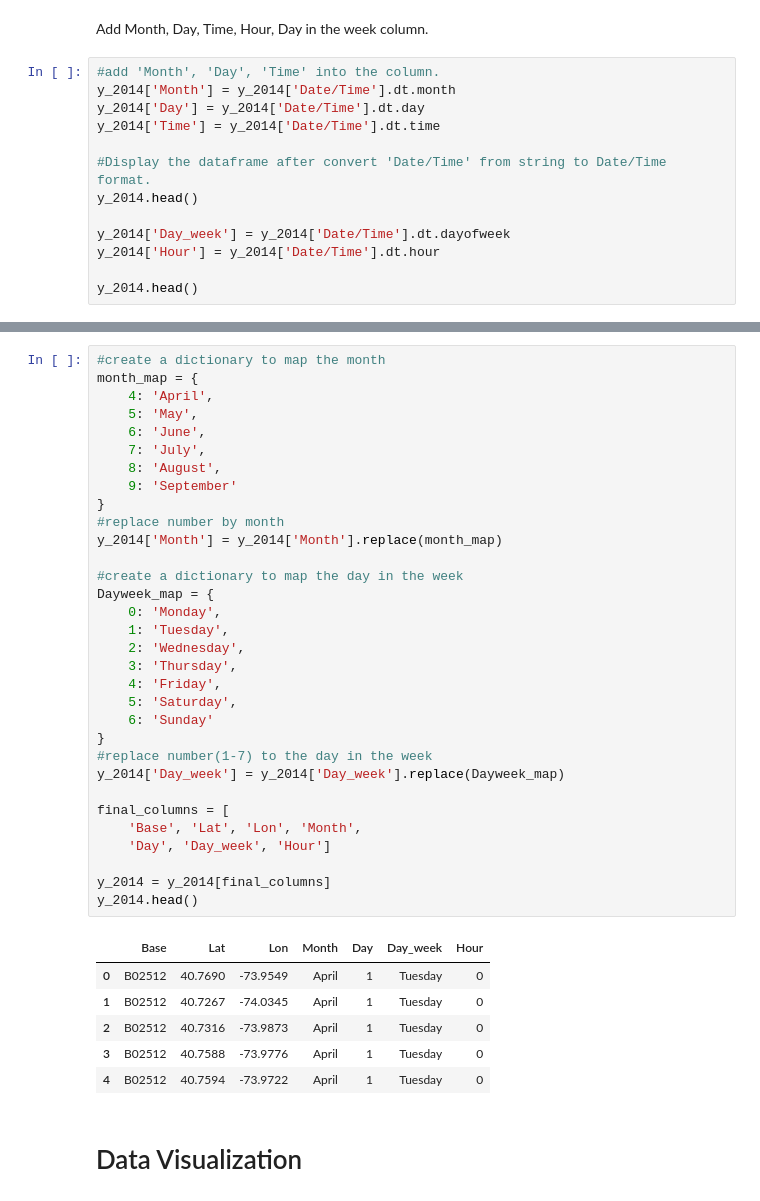
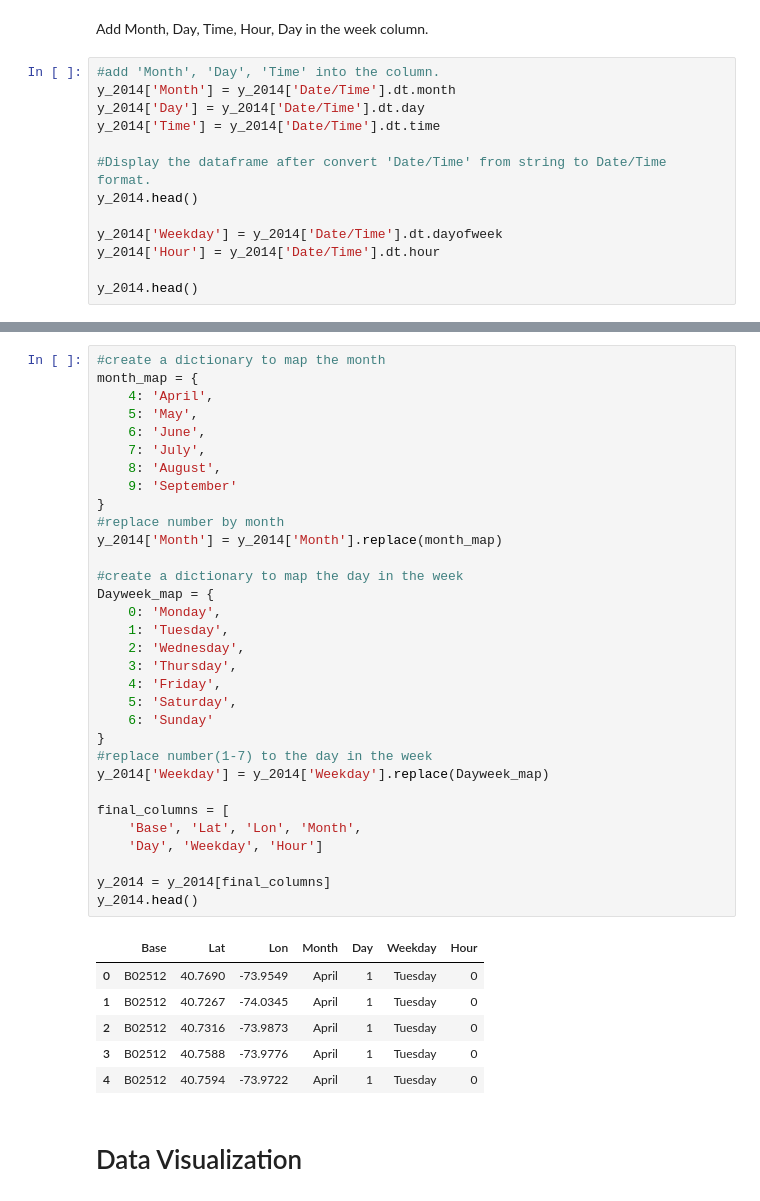
Before and after one commit to bring-nirachornkul/Ubers-Trip-Data-in-NYC, a Jupyter notebook: Uber_EDA.ipynb, the cells around one changed output, grey strips where cells are left out. Cells and saved outputs as stored; diff of their text form.

```diff
--- a/Uber_EDA.ipynb
+++ b/Uber_EDA.ipynb
@@ -140,7 +140,7 @@ y_2014['Time'] = y_2014['Date/Time'].dt.time
 #Display the dataframe after convert 'Date/Time' from string to Date/Time format.
 y_2014.head()
 
-y_2014['Day_week'] = y_2014['Date/Time'].dt.dayofweek
+y_2014['Weekday'] = y_2014['Date/Time'].dt.dayofweek
 y_2014['Hour'] = y_2014['Date/Time'].dt.hour
 
 y_2014.head()
@@ -155,36 +155,36 @@ y_2014.head()
 #create a dictionary to map the month
 month_map = {
     4: 'April',
     5: 'May',
     6: 'June',
     7: 'July',
     8: 'August',
     9: 'September'
 }
 #replace number by month
 y_2014['Month'] = y_2014['Month'].replace(month_map)
 
 #create a dictionary to map the day in the week
 Dayweek_map = {
     0: 'Monday',
     1: 'Tuesday',
     2: 'Wednesday',
     3: 'Thursday',
     4: 'Friday',
     5: 'Saturday',
     6: 'Sunday'
 }
 #replace number(1-7) to the day in the week
-y_2014['Day_week'] = y_2014['Day_week'].replace(Dayweek_map)
+y_2014['Weekday'] = y_2014['Weekday'].replace(Dayweek_map)
 
 final_columns = [
     'Base', 'Lat', 'Lon', 'Month',
-    'Day', 'Day_week', 'Hour']
+    'Day', 'Weekday', 'Hour']
 
 y_2014 = y_2014[final_columns]
 y_2014.head()
 # %% [output]
-|  | Base | Lat | Lon | Month | Day | Day_week | Hour |
+|  | Base | Lat | Lon | Month | Day | Weekday | Hour |
 | 0 | B02512 | 40.7690 | -73.9549 | April | 1 | Tuesday | 0 |
 | 1 | B02512 | 40.7267 | -74.0345 | April | 1 | Tuesday | 0 |
 | 2 | B02512 | 40.7316 | -73.9873 | April | 1 | Tuesday | 0 |
```
Also changed, not shown: parts of 17 cells of this notebook.
